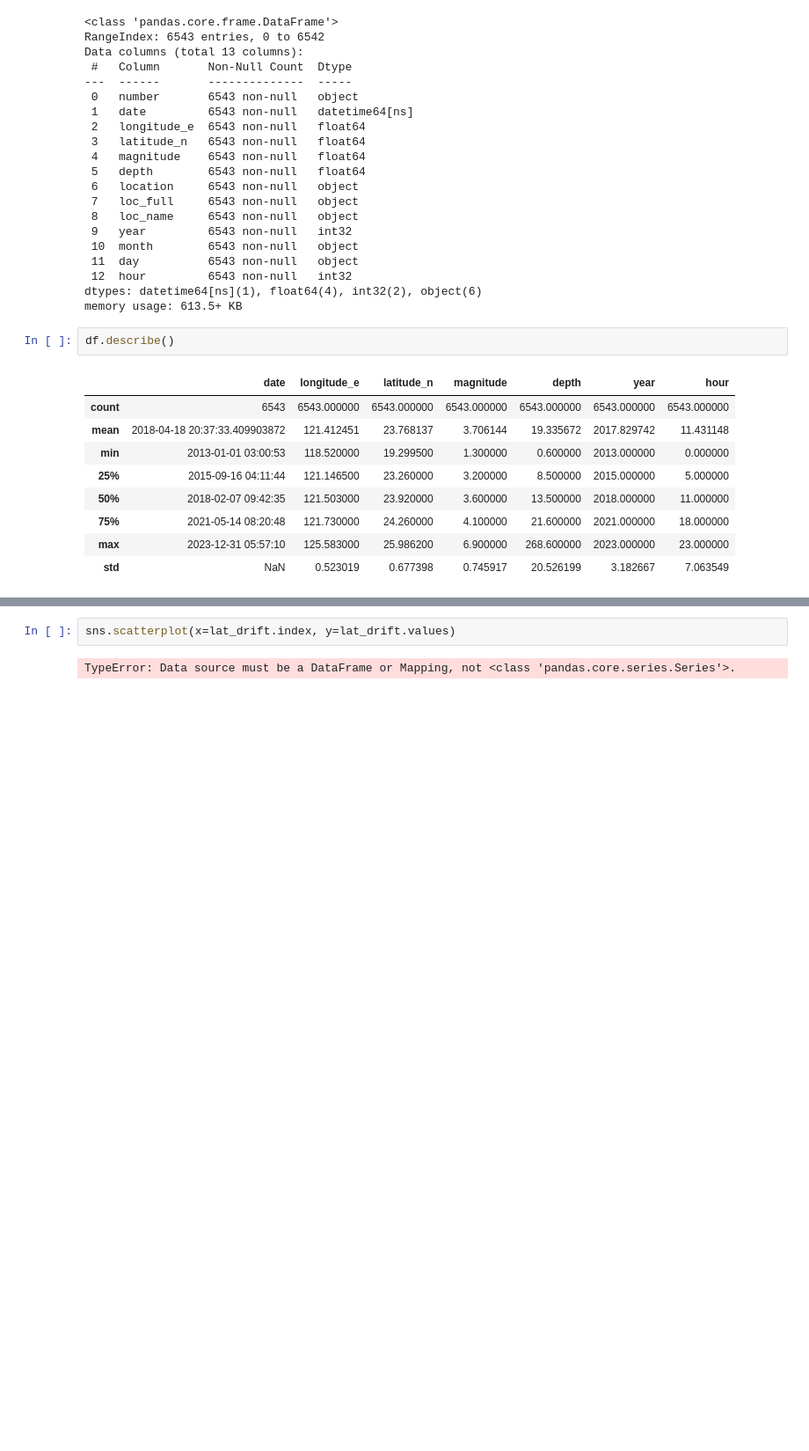
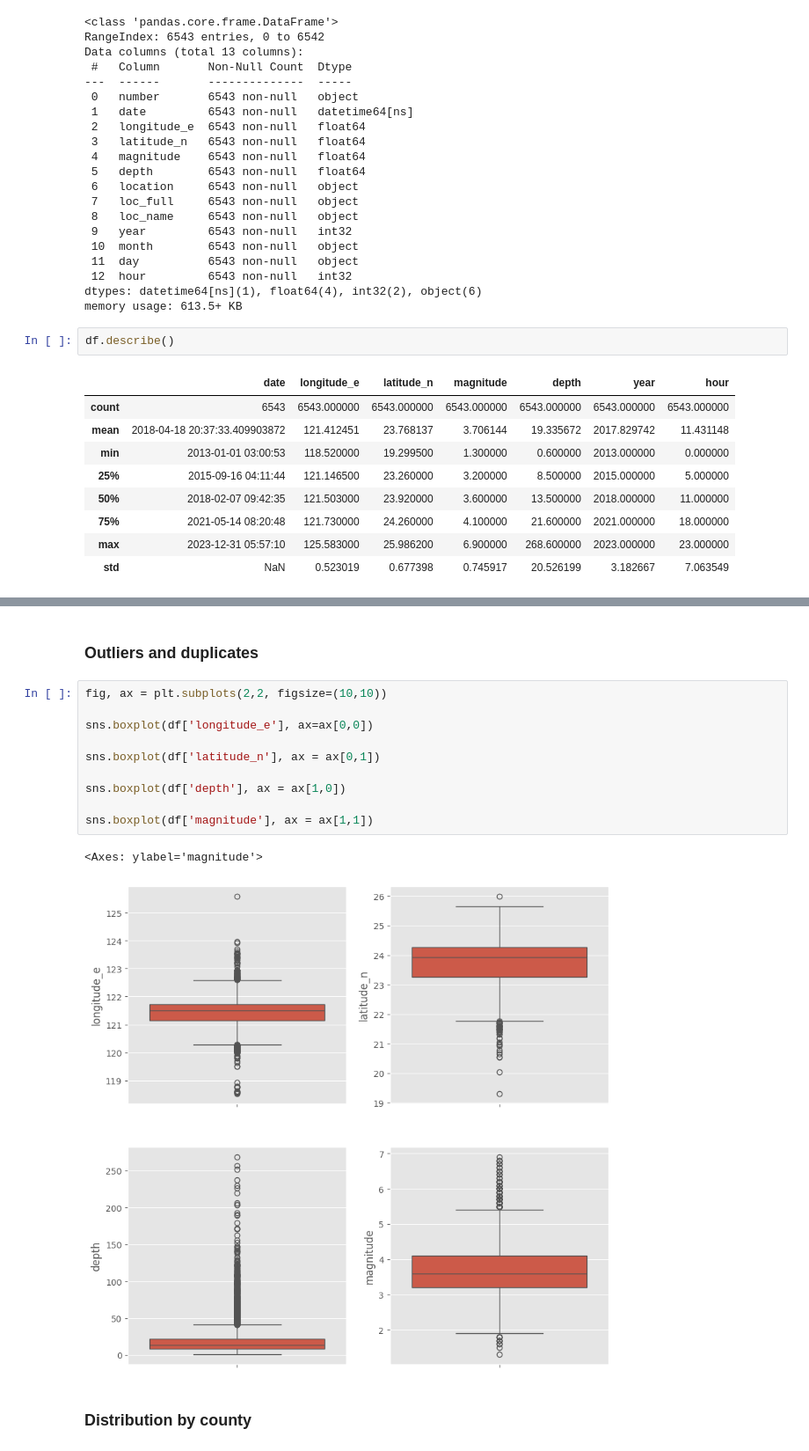
Before and after one commit to jiug/Taiwan-Earthquakes, a Jupyter notebook: earthquakes-taiwan.ipynb, the cells around one changed output, grey strips where cells are left out. Shown: that part at 88% size. Cells and saved outputs as stored; diff of their text form; blank space fills up the shorter version.

```diff
--- a/earthquakes-taiwan.ipynb
+++ b/earthquakes-taiwan.ipynb
@@ -103,4 +86,17 @@ dtype('float64')
-# %%
-sns.scatterplot(x=lat_drift.index, y=lat_drift.values)
-# %% [output]
-TypeError: Data source must be a DataFrame or Mapping, not <class 'pandas.core.series.Series'>.
+# %% [markdown]
+### Outliers and duplicates
+# %%
+fig, ax = plt.subplots(2,2, figsize=(10,10))
+
+sns.boxplot(df['longitude_e'], ax=ax[0,0])
+
+sns.boxplot(df['latitude_n'], ax = ax[0,1])
+
+sns.boxplot(df['depth'], ax = ax[1,0])
+
+sns.boxplot(df['magnitude'], ax = ax[1,1])
+# %% [output]
+<Axes: ylabel='magnitude'>
+[figure, added]
+# %% [markdown]
+### Distribution by county
```
Also changed, not shown: parts of 22 cells of this notebook.
